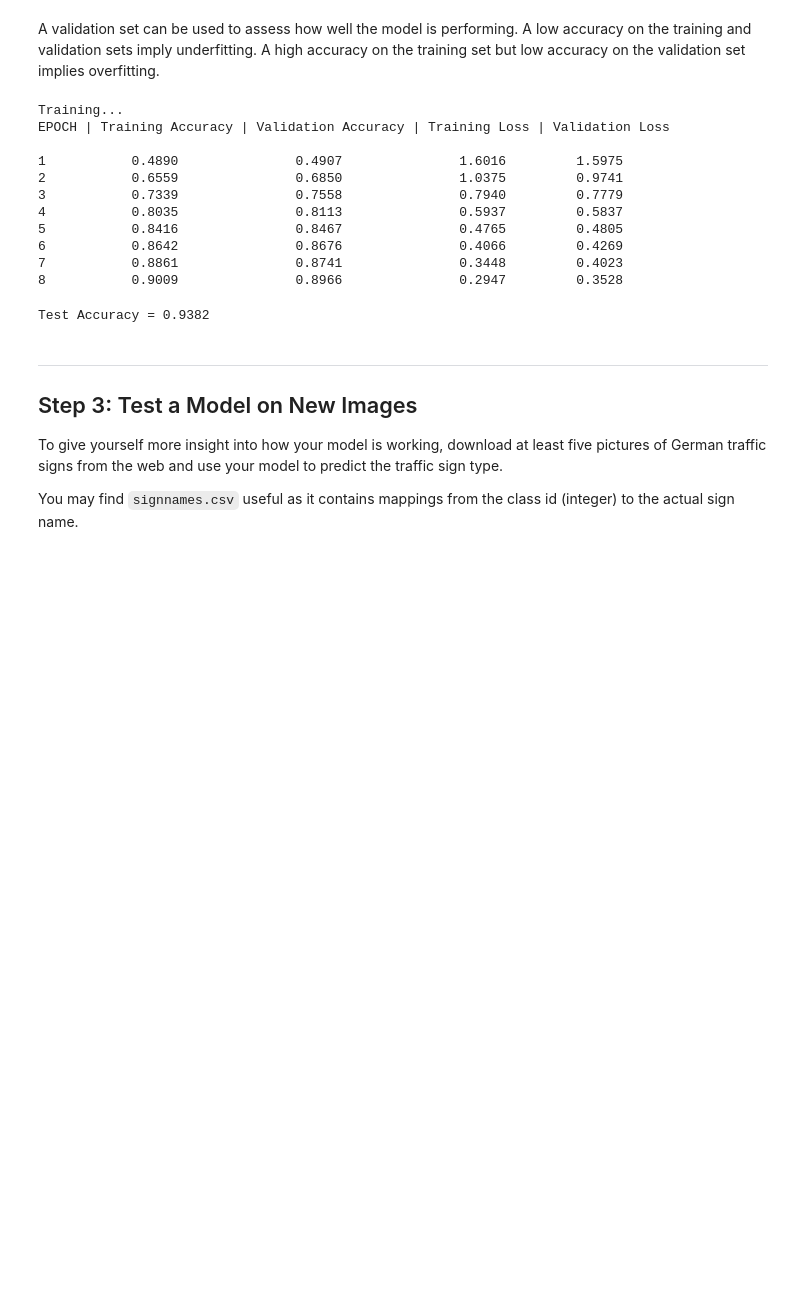
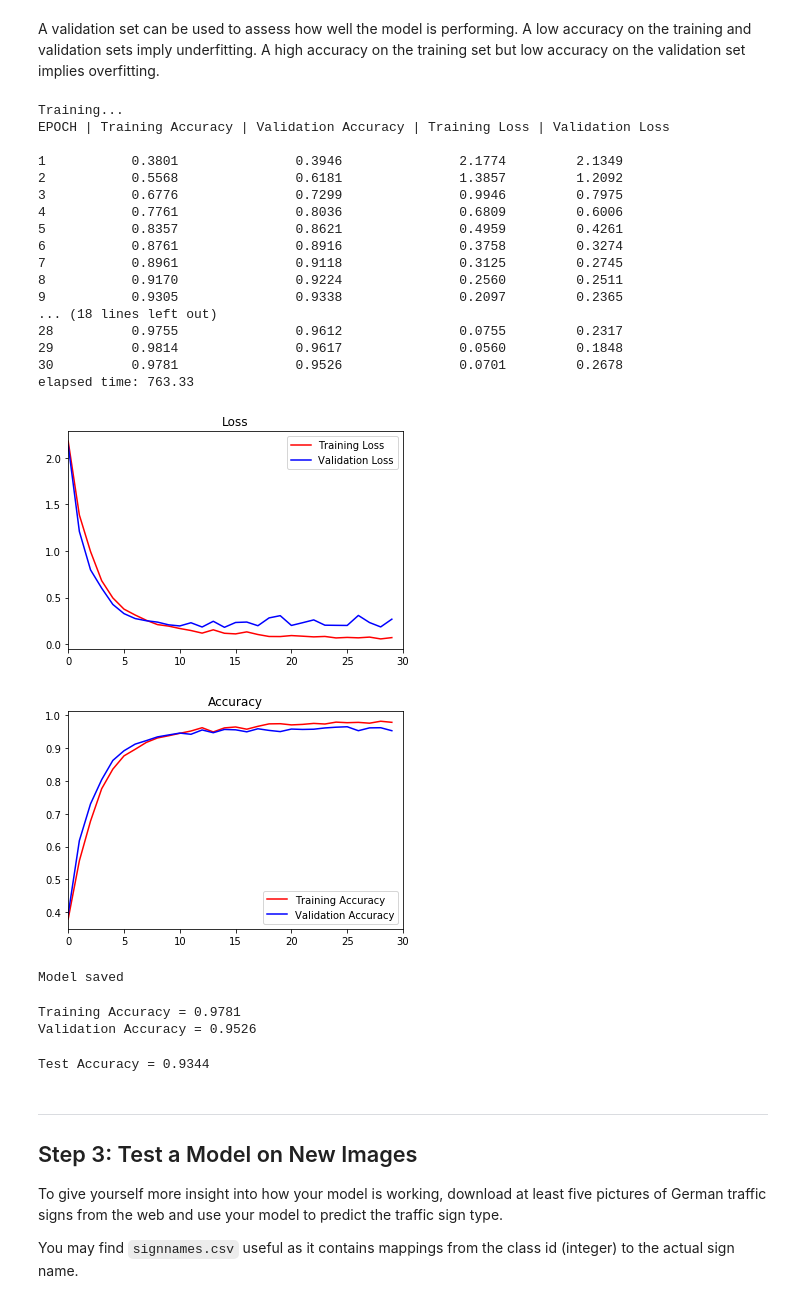
Before and after one commit to tpak/CarND-Traffic-Sign-Classifier-Project, a Jupyter notebook: Traffic_Sign_Classifier-Copy2.ipynb, the cells around one changed output. Cells and saved outputs as stored; diff of their text form; code cells hidden in the pictures; blank space fills up the shorter version.

```diff
--- a/Traffic_Sign_Classifier-Copy2.ipynb
+++ b/Traffic_Sign_Classifier-Copy2.ipynb
@@ -448,8 +445,8 @@ mu = 0
 sigma = 0.1
 
 # Layer 1: Convolutional. Input = 32x32x3. Output = 28x28x6
-conv1_W = tf.Variable(tf.truncated_normal(shape=(5, 5, 3, 6), mean = mu, stddev = sigma))
-conv1_b = tf.Variable(tf.zeros(6))
+conv1_W = tf.Variable(tf.truncated_normal(shape=(5, 5, 3, 12), mean = mu, stddev = sigma))
+conv1_b = tf.Variable(tf.zeros(12))
 conv1   = tf.nn.conv2d(x, conv1_W, strides=[1, 1, 1, 1], padding='VALID') + conv1_b
 # Activation
 conv1 = tf.nn.relu(conv1)
@@ -457,11 +454,13 @@ conv1 = tf.nn.relu(conv1)
 conv1 = tf.nn.max_pool(conv1, ksize=[1, 2, 2, 1], strides=[1, 2, 2, 1], padding='VALID')
 
 # Layer 2: Convolutional. Output = 10x10x16
-conv2_W = tf.Variable(tf.truncated_normal(shape=(5, 5, 6, 16), mean = mu, stddev = sigma))
+conv2_W = tf.Variable(tf.truncated_normal(shape=(5, 5, 12, 16), mean = mu, stddev = sigma))
 conv2_b = tf.Variable(tf.zeros(16))
 conv2   = tf.nn.conv2d(conv1, conv2_W, strides=[1, 1, 1, 1], padding='VALID') + conv2_b
 # Activation
 conv2 = tf.nn.relu(conv2)
+# Dropout.
+#conv2 = tf.nn.dropout(conv2, keep_prob)
 # Pooling. Input = 10x10x16. Output = 5x5x16.
 conv2 = tf.nn.max_pool(conv2, ksize=[1, 2, 2, 1], strides=[1, 2, 2, 1], padding='VALID')
 # Flatten. Input = 5x5x16. Output = 400.
@@ -505,7 +504,7 @@ from datetime import timedelta
 
 EPOCHS = 30
 BATCH_SIZE = 256
-learn_rate = 0.001
+learn_rate = 0.00085
 
 train_loss_history = []
 train_accuracy_history = []
@@ -530,7 +529,10 @@ def evaluate(X_data, y_data):
 
     for offset in range(0, num_examples, BATCH_SIZE):
         batch_x, batch_y = X_data[offset:offset+BATCH_SIZE], y_data[offset:offset+BATCH_SIZE]
-        loss, accuracy = sess.run([loss_operation, accuracy_operation], feed_dict={x: batch_x, y: batch_y, keep_prob: 1})
+        loss, accuracy = sess.run([loss_operation, accuracy_operation], feed_dict={
+            x: batch_x,
+            y: batch_y,
+            keep_prob: 1})
         total_accuracy += (accuracy * len(batch_x))
         total_loss += (loss * len(batch_x))
 
@@ -555,7 +557,10 @@ with tf.Session() as sess:
         for offset in range(0, num_examples, BATCH_SIZE):
             end = offset + BATCH_SIZE
             batch_x, batch_y = X_train_tr_n[offset:end], y_train_tr_n[offset:end]
-            sess.run(training_operation, feed_dict={x: batch_x, y: batch_y, keep_prob: 0.6})
+            sess.run(training_operation, feed_dict={
+                x: batch_x,
+                y: batch_y,
+                keep_prob: 0.5})
 
         training_loss, training_accuracy = evaluate(X_train_tr_n, y_train_tr_n)
         train_loss_history.append(training_loss)
@@ -567,42 +572,51 @@ with tf.Session() as sess:
 
         print("{:<4d}        {:^.4f}               {:^.4f}               {:^.4f}         {:^.4f}".format(i+1, \
             training_accuracy, validation_accuracy, training_loss, validation_loss))
 
     end_time = time.time()
     time_diff = end_time-start_time
-    print("elapsed time: ", time_diff)
+    print("elapsed time: {:^.2f}".format(time_diff))
 
     loss_plot = plt.subplot()
     loss_plot.set_title('Loss')
     loss_plot.plot(train_loss_history, 'r', label='Training Loss')
     loss_plot.plot(valid_loss_history, 'b', label='Validation Loss')
     loss_plot.set_xlim([0, EPOCHS])
     loss_plot.legend(loc=0)
     plt.show()
 
     accuracy_plot = plt.subplot()
     accuracy_plot.set_title('Accuracy')
     accuracy_plot.plot(train_accuracy_history, 'r', label='Training Accuracy')
     accuracy_plot.plot(valid_accuracy_histroy, 'b', label='Validation Accuracy')
     accuracy_plot.set_xlim([0, EPOCHS])
     accuracy_plot.legend(loc=0)
     plt.show()
 
 
     saver.save(sess, './lenet')
     print("Model saved")
 # %% [output]
 Training...
 EPOCH | Training Accuracy | Validation Accuracy | Training Loss | Validation Loss
 
-1           0.4890               0.4907               1.6016         1.5975
-2           0.6559               0.6850               1.0375         0.9741
-3           0.7339               0.7558               0.7940         0.7779
-4           0.8035               0.8113               0.5937         0.5837
-5           0.8416               0.8467               0.4765         0.4805
-6           0.8642               0.8676               0.4066         0.4269
-7           0.8861               0.8741               0.3448         0.4023
-8           0.9009               0.8966               0.2947         0.3528
+1           0.3801               0.3946               2.1774         2.1349
+2           0.5568               0.6181               1.3857         1.2092
+3           0.6776               0.7299               0.9946         0.7975
+4           0.7761               0.8036               0.6809         0.6006
+5           0.8357               0.8621               0.4959         0.4261
+6           0.8761               0.8916               0.3758         0.3274
+7           0.8961               0.9118               0.3125         0.2745
+8           0.9170               0.9224               0.2560         0.2511
+9           0.9305               0.9338               0.2097         0.2365
+... (18 lines left out)
+28          0.9755               0.9612               0.0755         0.2317
+29          0.9814               0.9617               0.0560         0.1848
+30          0.9781               0.9526               0.0701         0.2678
+elapsed time: 763.33
+[figure, added]
+[figure, added]
+Model saved
 # %%
 # reverify training accuracy
 with tf.Session() as sess:
@@ -611,6 +625,9 @@ with tf.Session() as sess:
     print("Training Accuracy = {:.4f}".format(training_accuracy))
     validation_loss, validation_accuracy = evaluate(X_valid_n, y_valid)
     print("Validation Accuracy = {:.4f}".format(validation_accuracy))
+# %% [output]
+Training Accuracy = 0.9781
+Validation Accuracy = 0.9526
 # %%
 # test set accuracy
 with tf.Session() as sess:
@@ -618,7 +635,7 @@ with tf.Session() as sess:
     test_loss, test_accuracy = evaluate(X_test_n, y_test)
     print("Test Accuracy = {:.4f}".format(test_accuracy))
 # %% [output]
-Test Accuracy = 0.9382
+Test Accuracy = 0.9344
 # %% [markdown]
 ---
 
```
Also changed, not shown: parts of 5 cells of this notebook.
